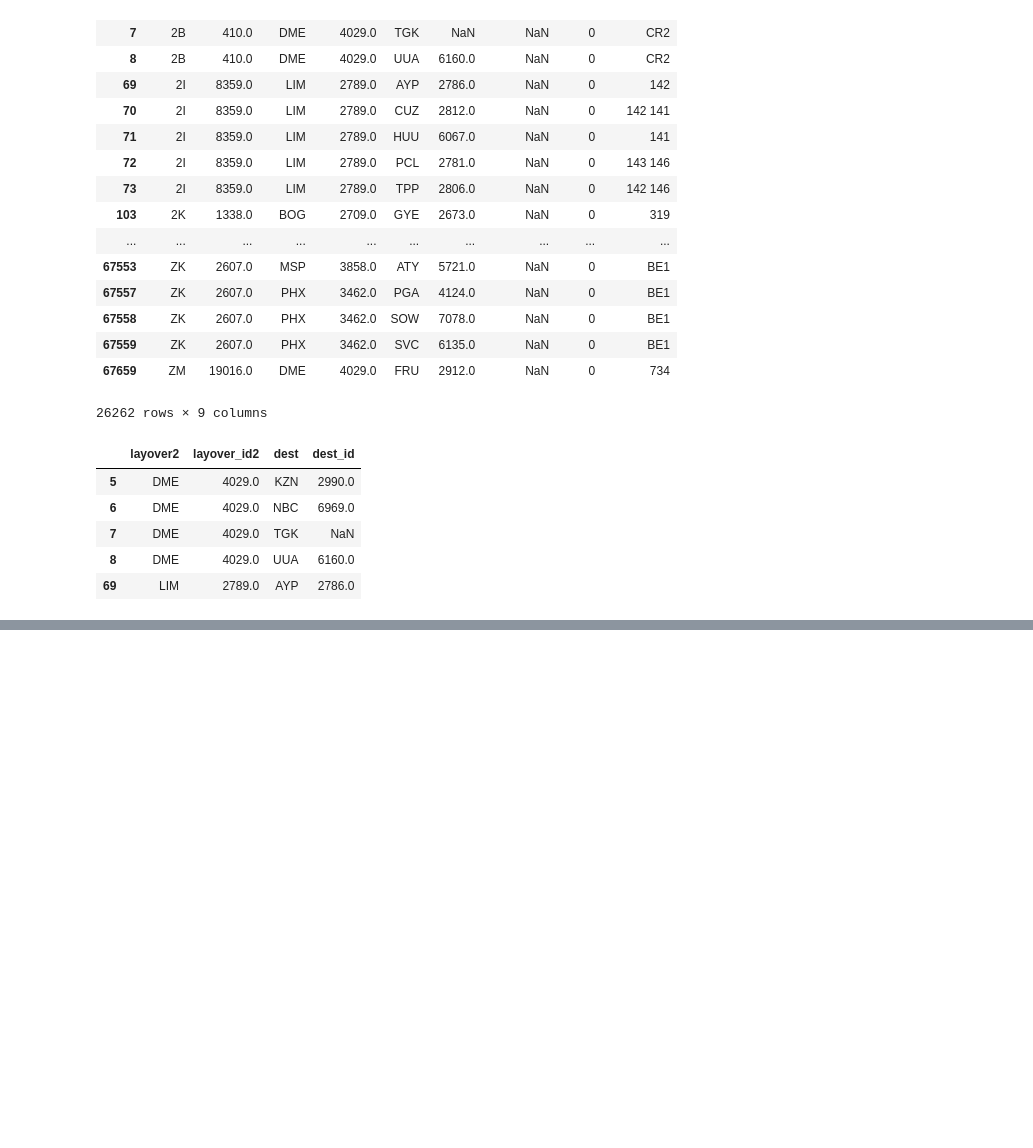
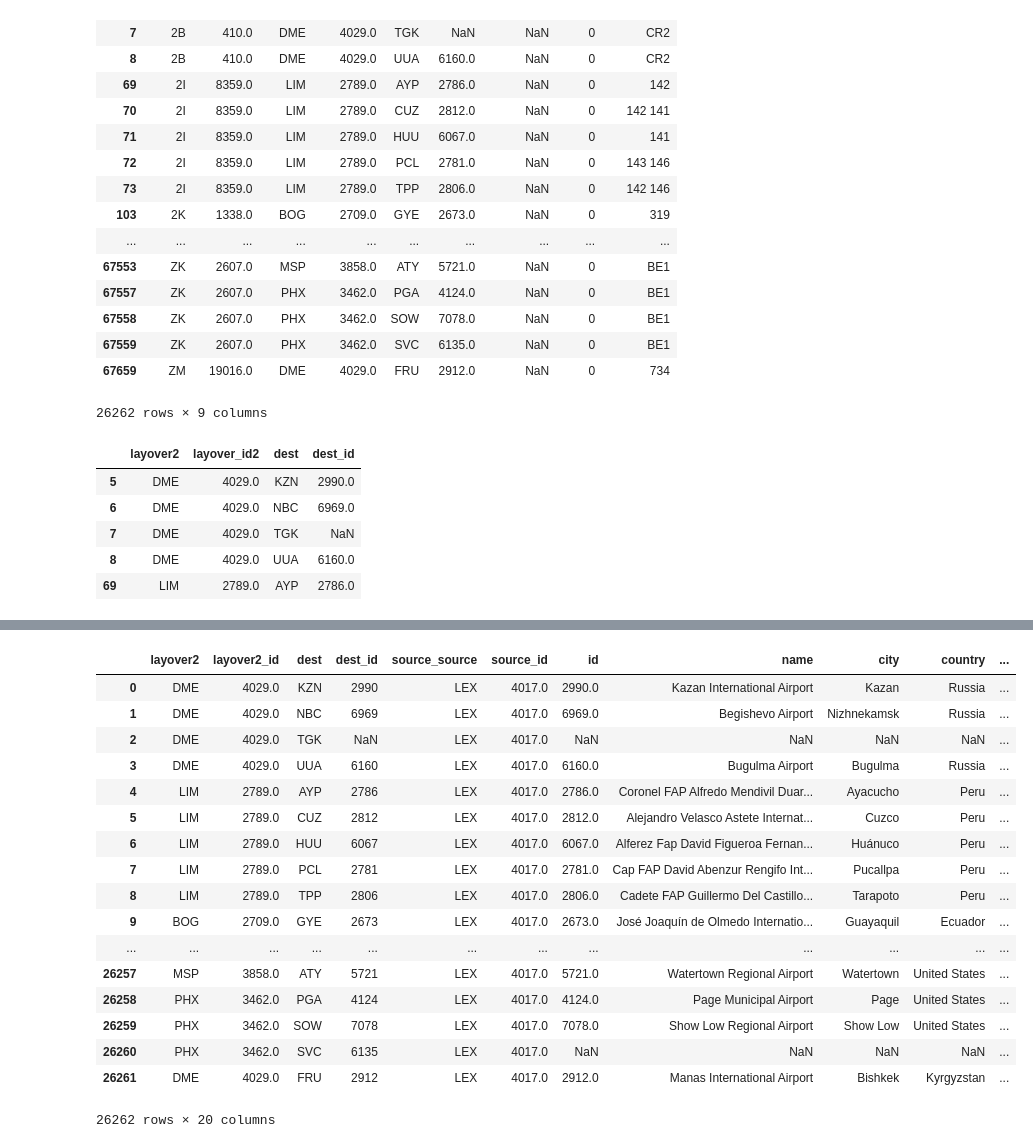
Before and after one commit to FRA228/ce599, a Jupyter notebook: 09-Mapping/interactive-mapping.ipynb, the cells around one changed output, grey strips where cells are left out. Saved outputs shown, nothing was run; the diff lists cells and outputs as text; code cells hidden in the pictures; blank space fills up the shorter version.

```diff
--- a/09-Mapping/interactive-mapping.ipynb
+++ b/09-Mapping/interactive-mapping.ipynb
@@ -779,2 +804,3 @@ two_trsfr_routes.head()
 # %%
-#two_trsfr_routes=lex_routes.join(lex_direct_routes,how='right',on='layover',lsuffix='lex_routes',rsuffix='lex_direct_routes')
+two_trsfr=two_trsfr_routes.join(Final_dest,how='right',on='layover2',lsuffix='two_trsfr_routes',rsuffix='Final_dest')
+two_trsfr.head()
@@ -780,0 +814,8 @@ two_trsfr_routes.head()
+# %%
+two_trsfr=two_trsfr[['layover2Final_dest','layover_id2Final_dest','dest','dest_id']]
+# %%
+two_trsfr['source']='LEX'
+two_trsfr['source_id']='4017.0'
+# %%
+two_trsfr.columns=['layover2', 'layover2_id','dest', 'dest_id', 'source','source_id']
+two_trsfr
@@ -780,0 +841,28 @@ two_trsfr_routes.head()
+# %%
+# join the destination airports.  Here we need to use the suffixes option, because
+# the column names overlap, and we want to distinguish between source and dest
+two_trsfr_allroutes = pd.merge(two_trsfr, airports,
+                      left_on='dest_id',
+                      right_on='id',
+                      how='left',
+                      suffixes=['_source','_dest'])
+two_trsfr_allroutes
+# %% [output]
+|  | layover2 | layover2_id | dest | dest_id | source_source | source_id | id | name | city | country | ... |
+| 0 | DME | 4029.0 | KZN | 2990 | LEX | 4017.0 | 2990.0 | Kazan International Airport | Kazan | Russia | ... |
+| 1 | DME | 4029.0 | NBC | 6969 | LEX | 4017.0 | 6969.0 | Begishevo Airport | Nizhnekamsk | Russia | ... |
+| 2 | DME | 4029.0 | TGK | NaN | LEX | 4017.0 | NaN | NaN | NaN | NaN | ... |
+| 3 | DME | 4029.0 | UUA | 6160 | LEX | 4017.0 | 6160.0 | Bugulma Airport | Bugulma | Russia | ... |
+| 4 | LIM | 2789.0 | AYP | 2786 | LEX | 4017.0 | 2786.0 | Coronel FAP Alfredo Mendivil Duar... | Ayacucho | Peru | ... |
+| 5 | LIM | 2789.0 | CUZ | 2812 | LEX | 4017.0 | 2812.0 | Alejandro Velasco Astete Internat... | Cuzco | Peru | ... |
+| 6 | LIM | 2789.0 | HUU | 6067 | LEX | 4017.0 | 6067.0 | Alferez Fap David Figueroa Fernan... | Huánuco | Peru | ... |
+| 7 | LIM | 2789.0 | PCL | 2781 | LEX | 4017.0 | 2781.0 | Cap FAP David Abenzur Rengifo Int... | Pucallpa | Peru | ... |
+| 8 | LIM | 2789.0 | TPP | 2806 | LEX | 4017.0 | 2806.0 | Cadete FAP Guillermo Del Castillo... | Tarapoto | Peru | ... |
+| 9 | BOG | 2709.0 | GYE | 2673 | LEX | 4017.0 | 2673.0 | José Joaquín de Olmedo Internatio... | Guayaquil | Ecuador | ... |
+| ... | ... | ... | ... | ... | ... | ... | ... | ... | ... | ... | ... |
+| 26257 | MSP | 3858.0 | ATY | 5721 | LEX | 4017.0 | 5721.0 | Watertown Regional Airport | Watertown | United States | ... |
+| 26258 | PHX | 3462.0 | PGA | 4124 | LEX | 4017.0 | 4124.0 | Page Municipal Airport | Page | United States | ... |
+| 26259 | PHX | 3462.0 | SOW | 7078 | LEX | 4017.0 | 7078.0 | Show Low Regional Airport | Show Low | United States | ... |
+| 26260 | PHX | 3462.0 | SVC | 6135 | LEX | 4017.0 | NaN | NaN | NaN | NaN | ... |
+| 26261 | DME | 4029.0 | FRU | 2912 | LEX | 4017.0 | 2912.0 | Manas International Airport | Bishkek | Kyrgyzstan | ... |
+26262 rows × 20 columns
```
Also changed, not shown: parts of 17 cells of this notebook.
